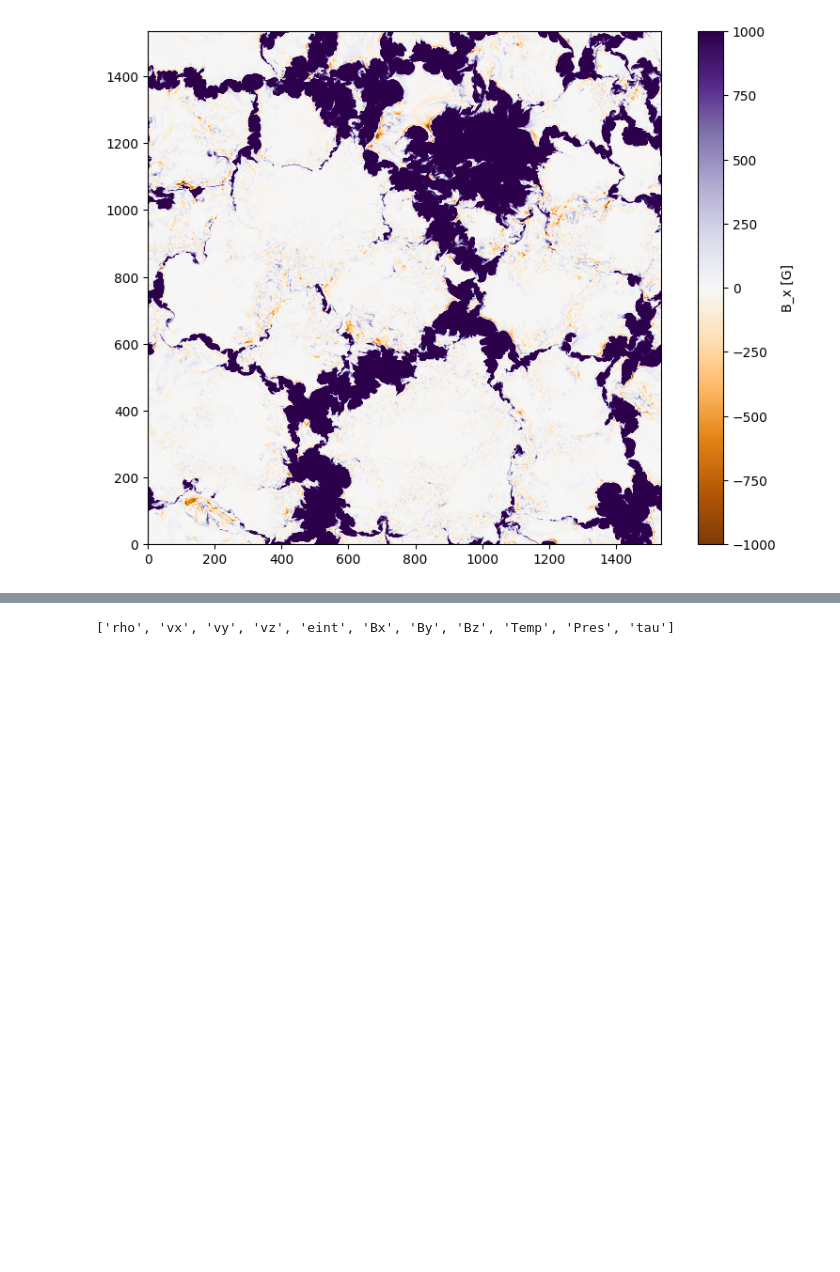
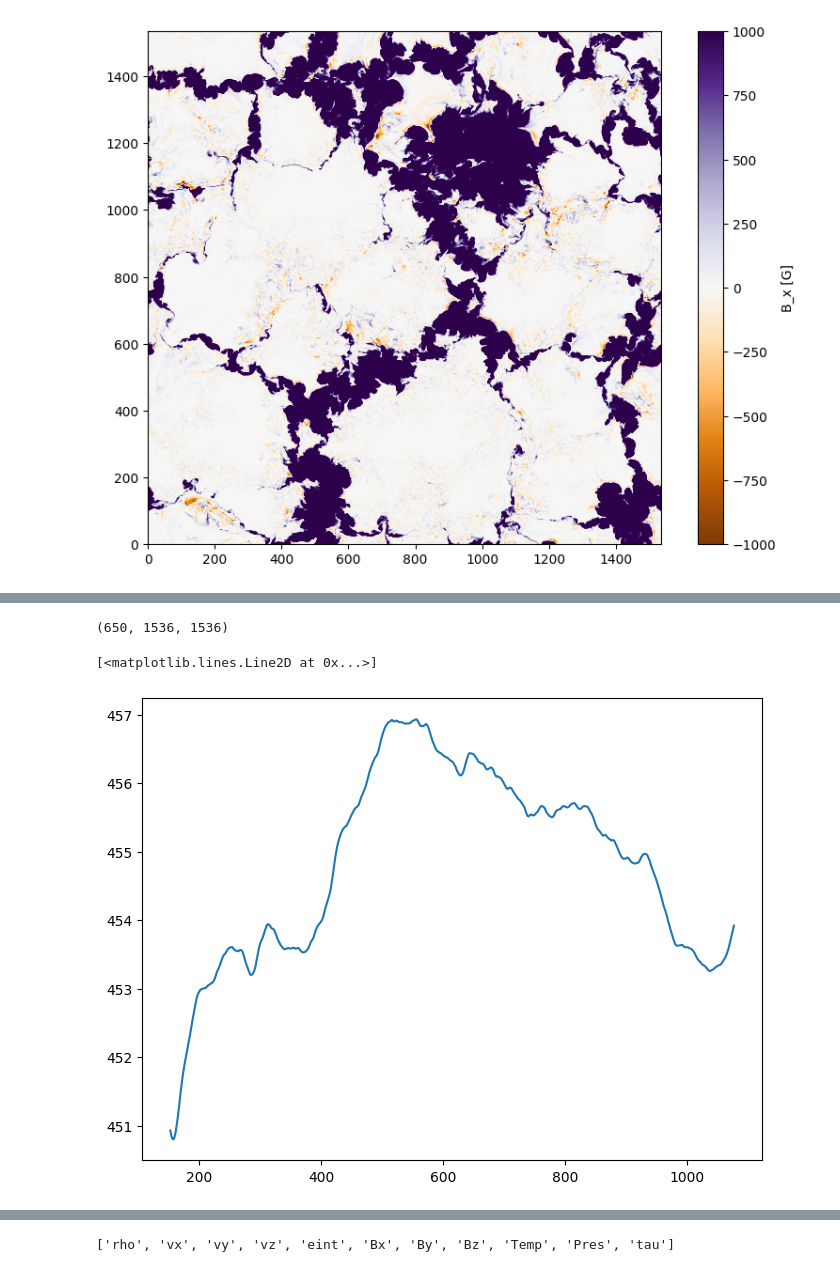
Before and after one commit to ivanzmilic/snapy, a Jupyter notebook: muram_dat_reading.ipynb, the cells around one changed output, grey strips where cells are left out. Saved outputs shown, nothing was run; the diff lists cells and outputs as text; code cells hidden in the pictures; blank space fills up the shorter version.

```diff
--- a/muram_dat_reading.ipynb
+++ b/muram_dat_reading.ipynb
@@ -91,0 +100,11 @@ plt.savefig('bx_tau1.png',dpi=150)
+# %%
+# Repeat this for tau = 0.1
+Bz_tau01 = np.memmap(path2D+'Pore_10Mm_6x6km_res_Bz400G_tau_0.100_bx_012000_to_044450.dat',dtype=np.float32,mode='r',shape=(nsnaps,nx,ny))
+print(Bz_tau01.shape)
+mean_Bz_tau01 = np.mean(Bz_tau01*Bunit,axis=(1,2))
+plt.figure(figsize= (8.0,6.0))
+plt.plot(time[1,:], mean_Bz_tau01)
+# %% [output]
+(650, 1536, 1536)
+[<matplotlib.lines.Line2D at 0x...>]
+[figure, added]
```
Also changed, not shown: parts of 5 cells of this notebook, 1 other file.
